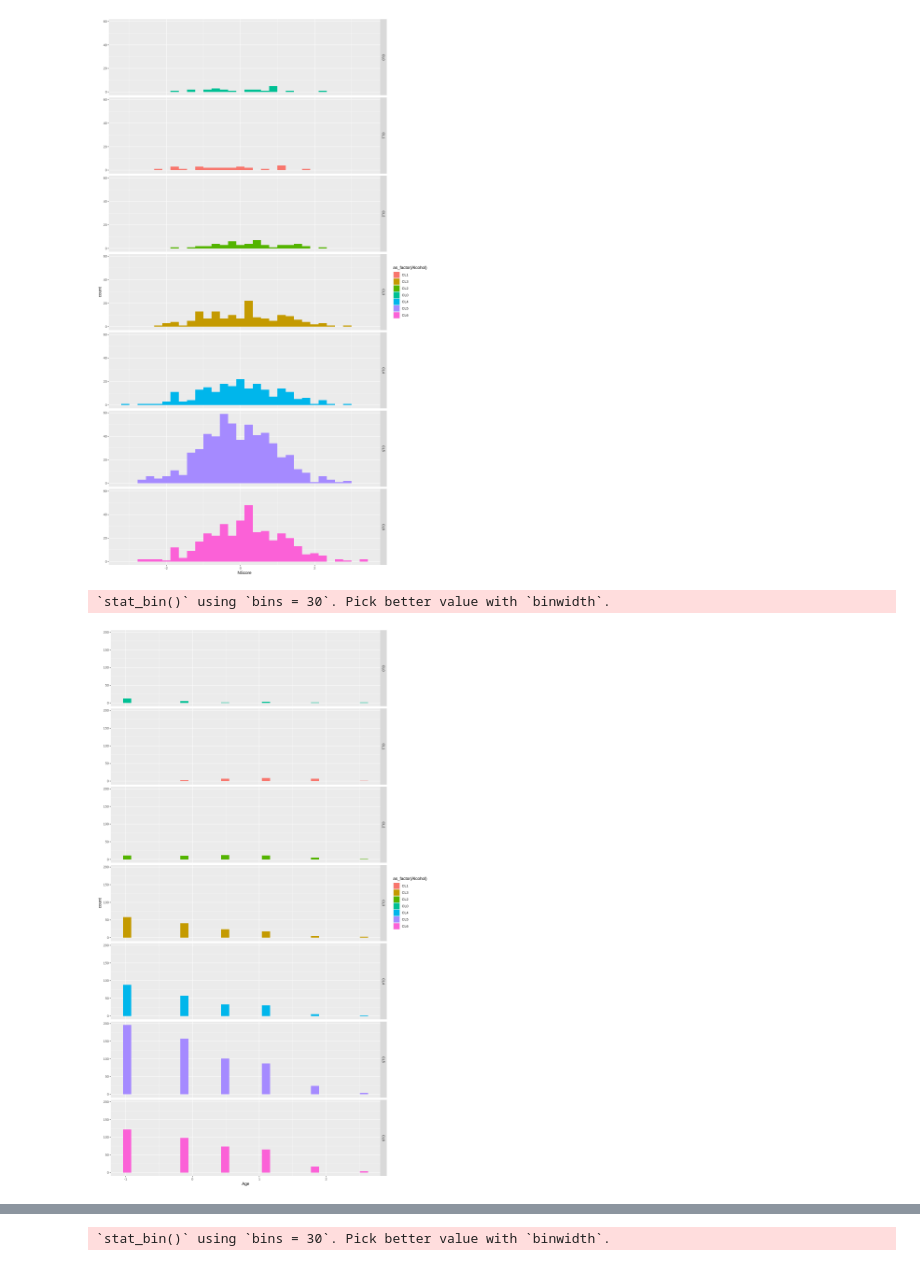
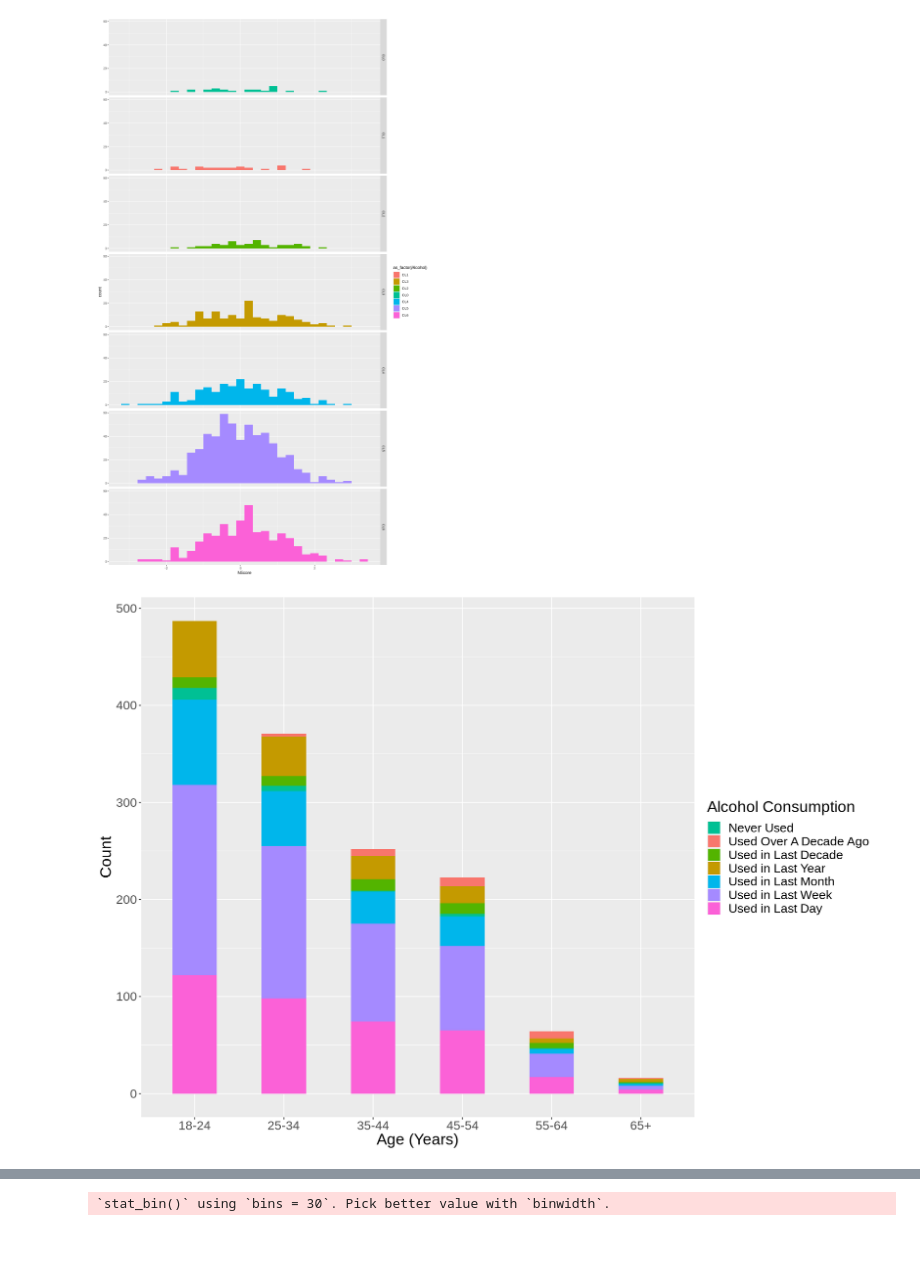
Before and after one commit to hyt152004/Alcohol-Consumption-Data-Analysis, a Jupyter notebook: group_project_proposal.ipynb, the cells around one changed output, grey strips where cells are left out. Drawn from its saved outputs; the diff is of its cells as text; code cells hidden in the pictures.

Commit message:
made a bar plot for age and alc consumption

```diff
--- a/group_project_proposal.ipynb
+++ b/group_project_proposal.ipynb
@@ -130,12 +143,17 @@ alcohol_plot_nscore
 `stat_bin()` using `bins = 30`. Pick better value with `binwidth`.
 [figure]
 # %%
-alcohol_plot_age <- ggplot(alcohol_train, aes(x = Age, fill = as_factor(Alcohol))) +
-  geom_histogram() +
- facet_grid(rows = vars(Alcohol))
+options(repr.plot.width = 14, repr.plot.height = 10)
+alcohol_plot_age <- ggplot(alcohol_train, aes(x = as_factor(Age), fill = as_factor(Alcohol))) +
+  geom_bar(width = 0.5) +
+theme(text = element_text(size = 20)) +
+        scale_x_discrete(breaks = c("2.59171", "1.82213", "1.09449", "0.49788", "-0.07854", "-0.95197"),
+                   labels = c("65+", "55-64", "45-54", "35-44", "25-34", "18-24")) +
+scale_fill_discrete(breaks = c("CL0", "CL1", "CL2", "CL3", "CL4", "CL5", "CL6"),
+                   labels = c("Never Used", "Used Over A Decade Ago", "Used in Last Decade", "Used in Last Year", "Used in Last Month", "Used in Last Week", "Used in Last Day")) +
+                labs(x = "Age (Years)", y = "Count", fill = "Alcohol Consumption")
 alcohol_plot_age
 # %% [output]
-`stat_bin()` using `bins = 30`. Pick better value with `binwidth`.
-[figure, old version]
+[figure, new version]
 # %%
 alcohol_plot_ascore <- ggplot(alcohol_train, aes(x = AScore, fill = as_factor(Alcohol))) +
```
Also changed, not shown: parts of 3 cells of this notebook.
